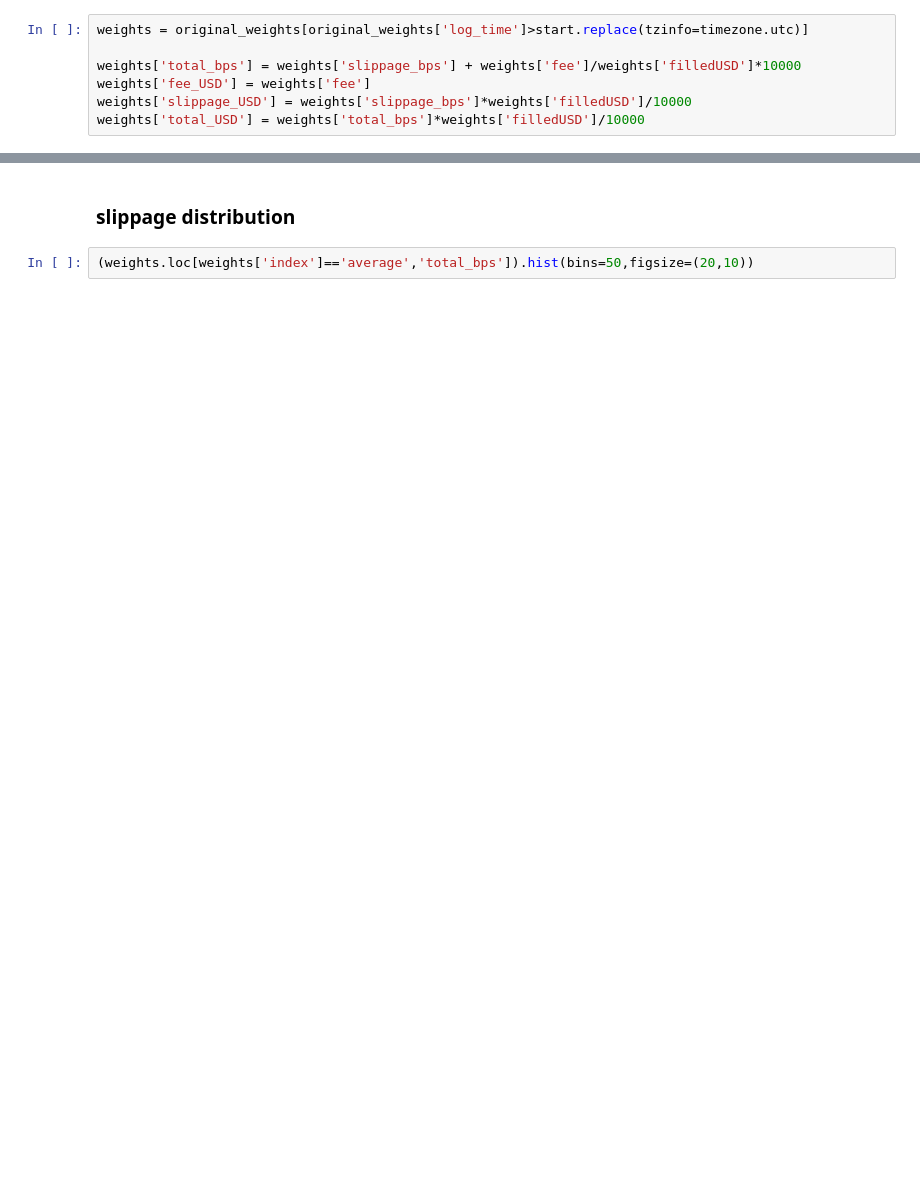
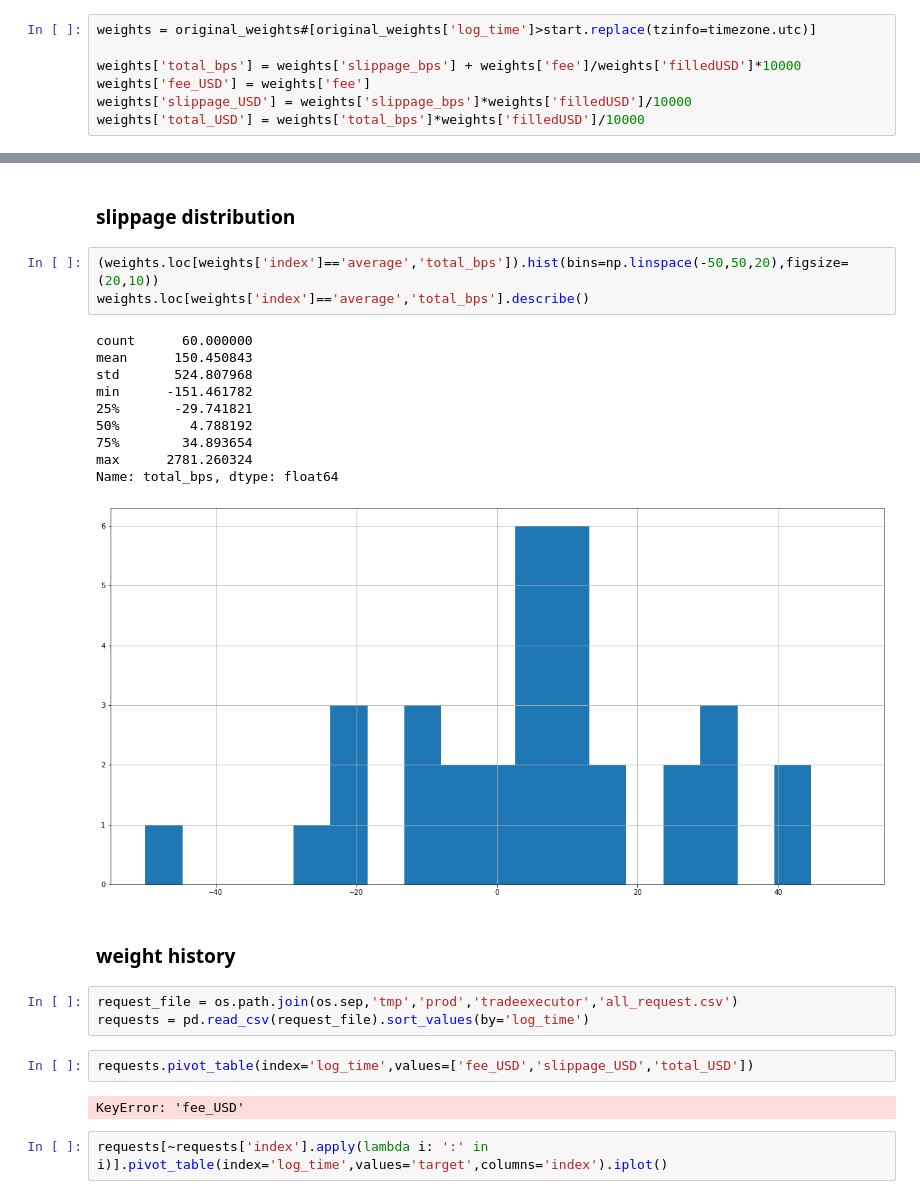
Before and after one commit to Sety-project/pylibs, a Jupyter notebook: ux/exec_logs.ipynb, the cells around one changed output, grey strips where cells are left out. Cells and saved outputs as stored; diff of their text form; blank space fills up the shorter version.

```diff
--- a/ux/exec_logs.ipynb
+++ b/ux/exec_logs.ipynb
@@ -12,5 +23,5 @@ original_weights['log_time'] = original_weights['log_time'].apply(parser.parse)
 # %%
-weights = original_weights[original_weights['log_time']>start.replace(tzinfo=timezone.utc)]
+weights = original_weights#[original_weights['log_time']>start.replace(tzinfo=timezone.utc)]
 
 weights['total_bps'] = weights['slippage_bps'] + weights['fee']/weights['filledUSD']*10000
 weights['fee_USD'] = weights['fee']
@@ -27,4 +38,27 @@ trackrecord.iplot()
 # %% [markdown]
 ### slippage distribution
 # %%
-(weights.loc[weights['index']=='average','total_bps']).hist(bins=50,figsize=(20,10))
+(weights.loc[weights['index']=='average','total_bps']).hist(bins=np.linspace(-50,50,20),figsize=(20,10))
+weights.loc[weights['index']=='average','total_bps'].describe()
+# %% [output]
+count      60.000000
+mean      150.450843
+std       524.807968
+min      -151.461782
+25%       -29.741821
+50%         4.788192
+75%        34.893654
+max      2781.260324
+Name: total_bps, dtype: float64
+[figure, added]
+# %% [markdown]
+### weight history
+# %%
+request_file = os.path.join(os.sep,'tmp','prod','tradeexecutor','all_request.csv')
+requests = pd.read_csv(request_file).sort_values(by='log_time')
+# %%
+requests.pivot_table(index='log_time',values=['fee_USD','slippage_USD','total_USD'])
+# %% [output]
+KeyError: 'fee_USD'
+# %%
+requests[~requests['index'].apply(lambda i: ':' in i)].pivot_table(index='log_time',values='target',columns='index').iplot()
```
Also changed, not shown: parts of 8 cells of this notebook, 3 other files.
